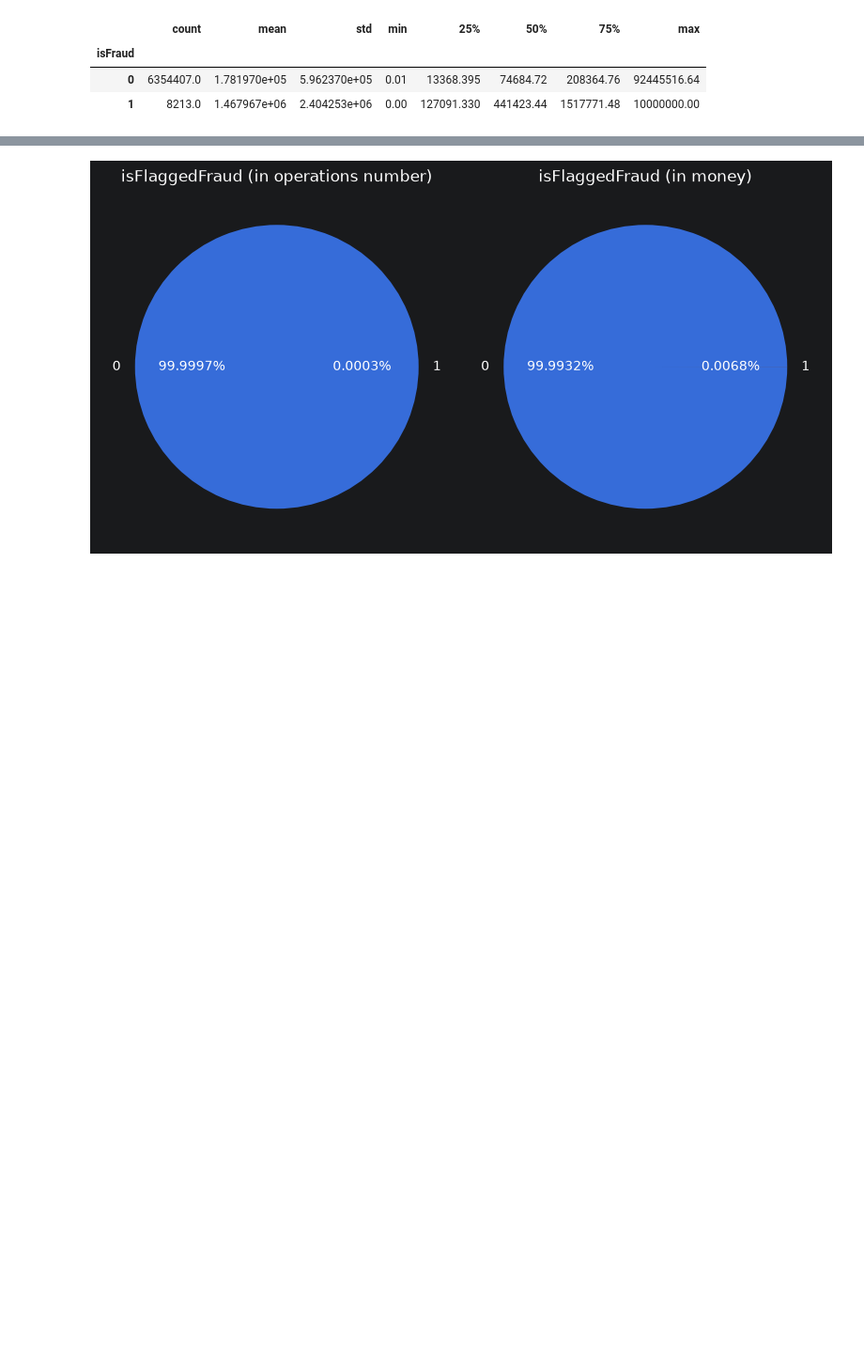
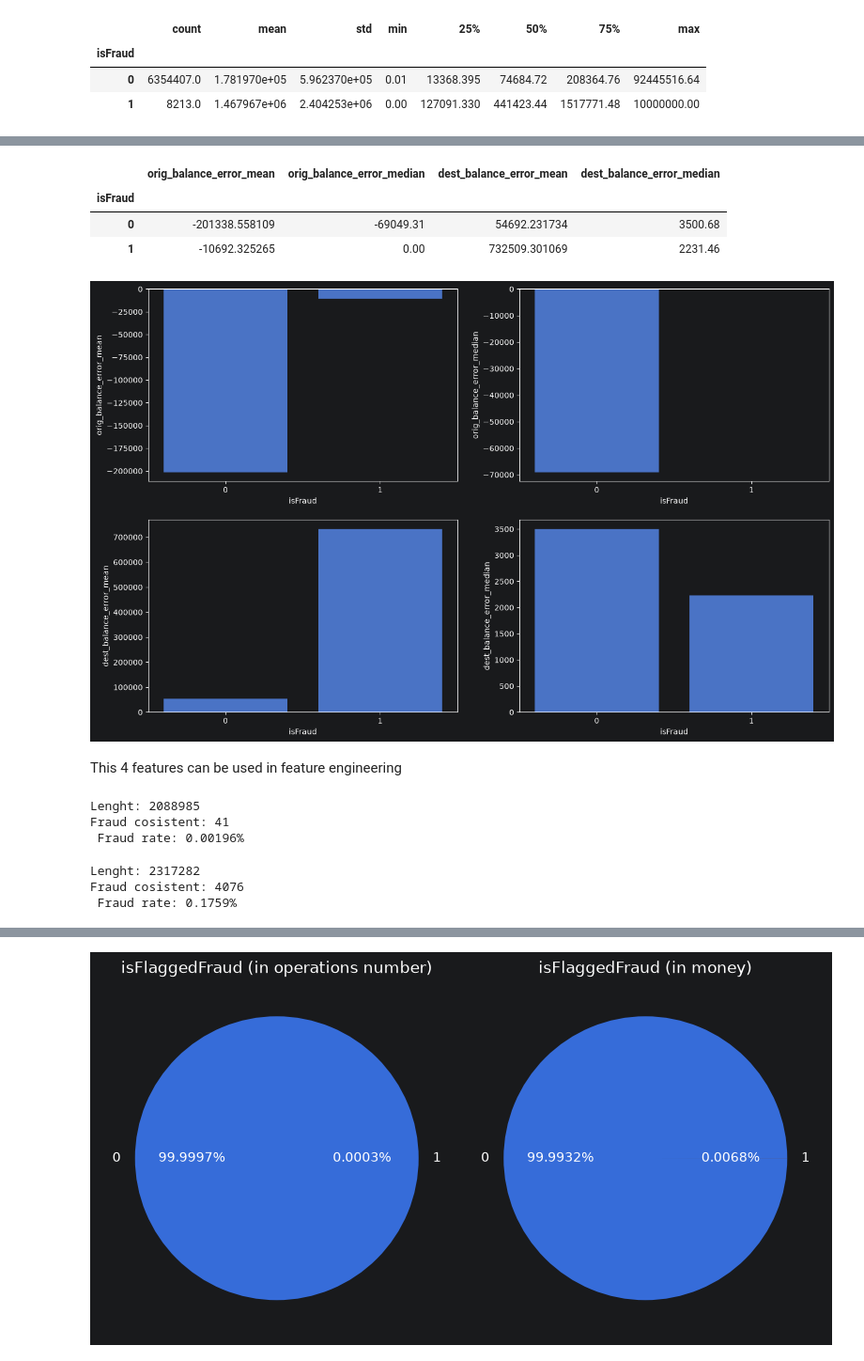
Before and after one commit to blbl-blbl/kaggle-Financial-Fraud-Detection-Dataset, a Jupyter notebook: notebooks/01_eda.ipynb, the cells around one changed output, grey strips where cells are left out. Shown at 94% size. Saved outputs shown, nothing was run; the diff lists cells and outputs as text; code cells hidden in the pictures; blank space fills up the shorter version.

```diff
--- a/notebooks/01_eda.ipynb
+++ b/notebooks/01_eda.ipynb
@@ -378,0 +452,71 @@ plt.show()
+# %%
+temp = df.groupby('isFraud').agg(
+    orig_balance_error_mean=('orig_balance_error', 'mean'),
+    orig_balance_error_median=('orig_balance_error', 'median'),
+    dest_balance_error_mean=('dest_balance_error', 'mean'),
+    dest_balance_error_median=('dest_balance_error', 'median')
+)
+
+temp
+# %% [output]
+|  | orig_balance_error_mean | orig_balance_error_median | dest_balance_error_mean | dest_balance_error_median |
+| isFraud |  |  |  |  |
+| 0 | -201338.558109 | -69049.31 | 54692.231734 | 3500.68 |
+| 1 | -10692.325265 | 0.00 | 732509.301069 | 2231.46 |
+# %%
+fig, axes = plt.subplots(2, 2, figsize=(16, 10))
+(ax1, ax2, ax3, ax4) = axes.flatten()
+
+sns.barplot(
+    data=temp,
+    x=temp.index,
+    y='orig_balance_error_mean',
+    ax=ax1
+)
+
+sns.barplot(
+    data=temp,
+    x=temp.index,
+    y='orig_balance_error_median',
+    ax=ax2
+)
+
+sns.barplot(
+    data=temp,
+    x=temp.index,
+    y='dest_balance_error_mean',
+    ax=ax3
+)
+
+sns.barplot(
+    data=temp,
+    x=temp.index,
+    y='dest_balance_error_median',
+    ax=ax4
+)
+
+plt.show()
+# %% [output]
+[figure, added]
+# %% [markdown]
+This 4 features can be used in feature engineering
+# %%
+temp = df[(df['oldbalanceOrg']==0) & (df['newbalanceOrig']==0)]
+
+print(f"Lenght: {temp.shape[0]}")
+print(f'Fraud cosistent: {len(temp[temp['isFraud']==1])}')
+print(f" Fraud rate: {round(len(temp[temp['isFraud']==1]) / temp.shape[0]*100, 5)}%")
+# %% [output]
+Lenght: 2088985
+Fraud cosistent: 41
+ Fraud rate: 0.00196%
+# %%
+temp = df[(df['oldbalanceDest']==0) & (df['newbalanceDest']==0)]
+
+print(f"Lenght: {temp.shape[0]}")
+print(f'Fraud cosistent: {len(temp[temp['isFraud']==1])}')
+print(f" Fraud rate: {round(len(temp[temp['isFraud']==1]) / temp.shape[0]*100, 5)}%")
+# %% [output]
+Lenght: 2317282
+Fraud cosistent: 4076
+ Fraud rate: 0.1759%
```
Also changed, not shown: parts of 18 cells of this notebook.
